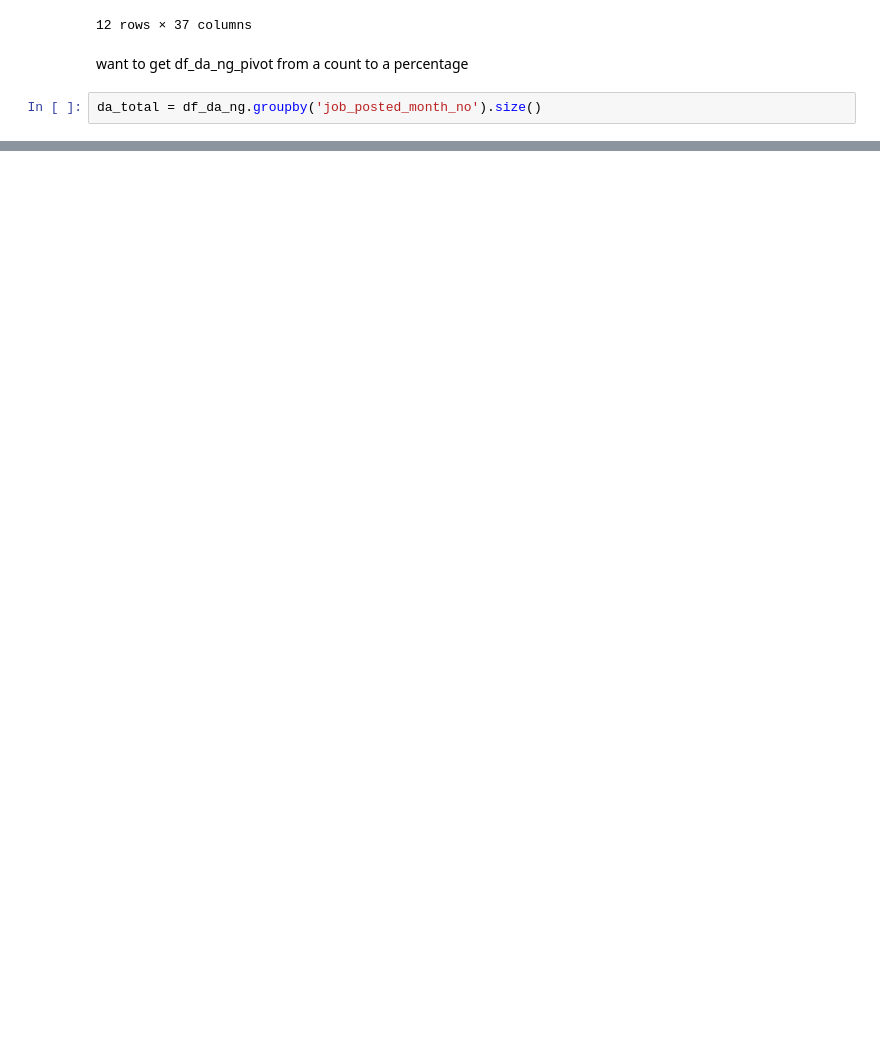
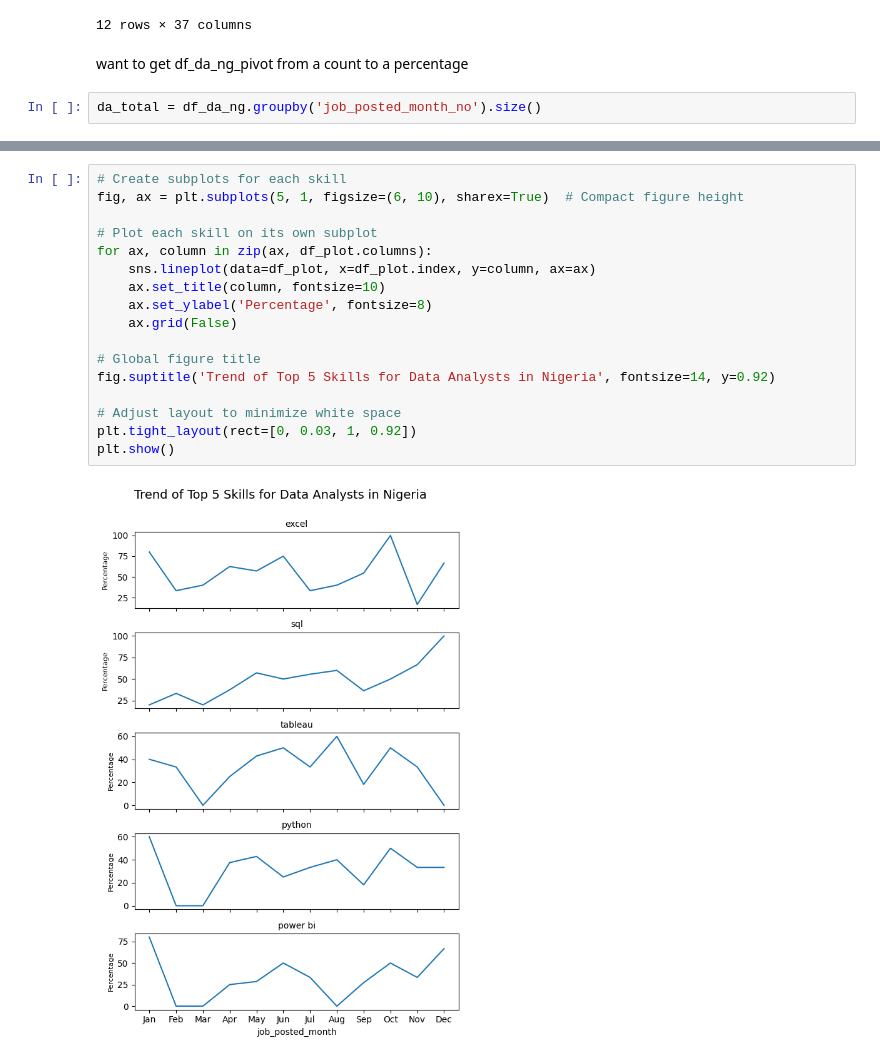
Before and after one commit to Allen-Ngbede/EDA-Job-Postings, a Jupyter notebook: Skills_Trend.ipynb, the cells around one changed output, grey strips where cells are left out. Saved outputs shown, nothing was run; the diff lists cells and outputs as text; blank space fills up the shorter version.

```diff
--- a/Skills_Trend.ipynb
+++ b/Skills_Trend.ipynb
@@ -100,0 +126,19 @@ df_da_ng_percent
+# %%
+# Create subplots for each skill
+fig, ax = plt.subplots(5, 1, figsize=(6, 10), sharex=True)  # Compact figure height
+
+# Plot each skill on its own subplot
+for ax, column in zip(ax, df_plot.columns):
+    sns.lineplot(data=df_plot, x=df_plot.index, y=column, ax=ax)
+    ax.set_title(column, fontsize=10)
+    ax.set_ylabel('Percentage', fontsize=8)
+    ax.grid(False)
+
+# Global figure title
+fig.suptitle('Trend of Top 5 Skills for Data Analysts in Nigeria', fontsize=14, y=0.92)
+
+# Adjust layout to minimize white space
+plt.tight_layout(rect=[0, 0.03, 1, 0.92])
+plt.show()
+# %% [output]
+[figure, added]
```
Also changed, not shown: parts of 4 cells of this notebook, 7 other files.
